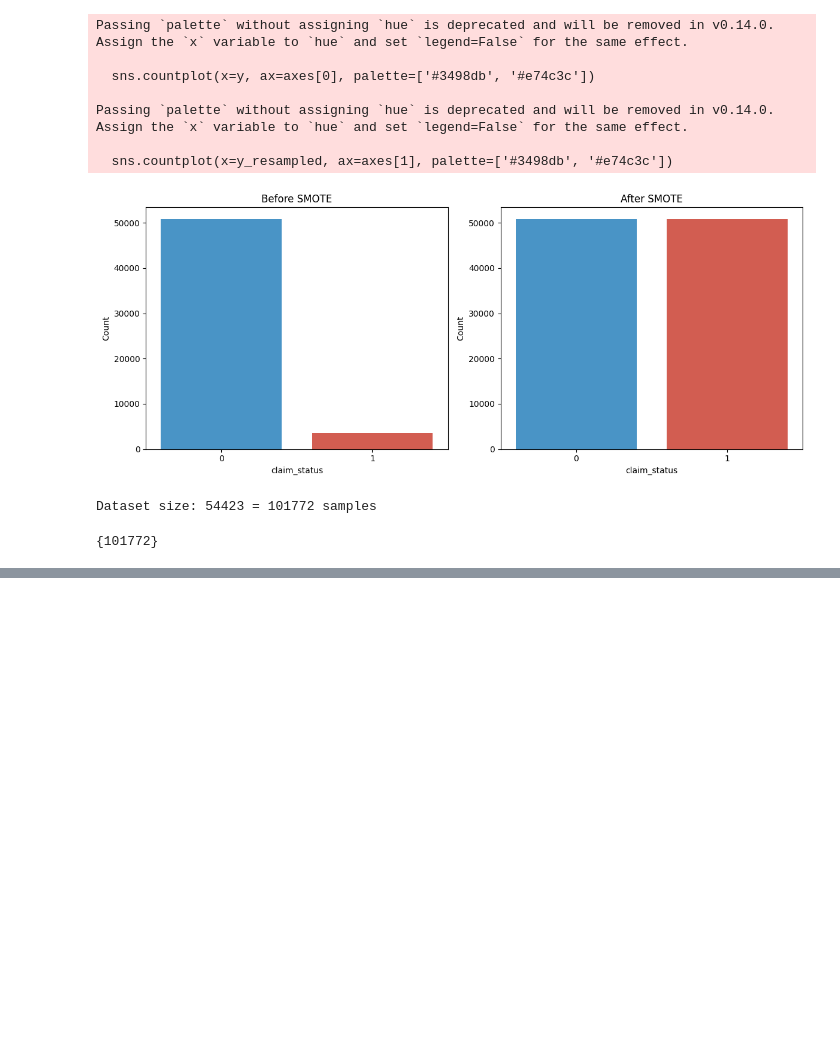
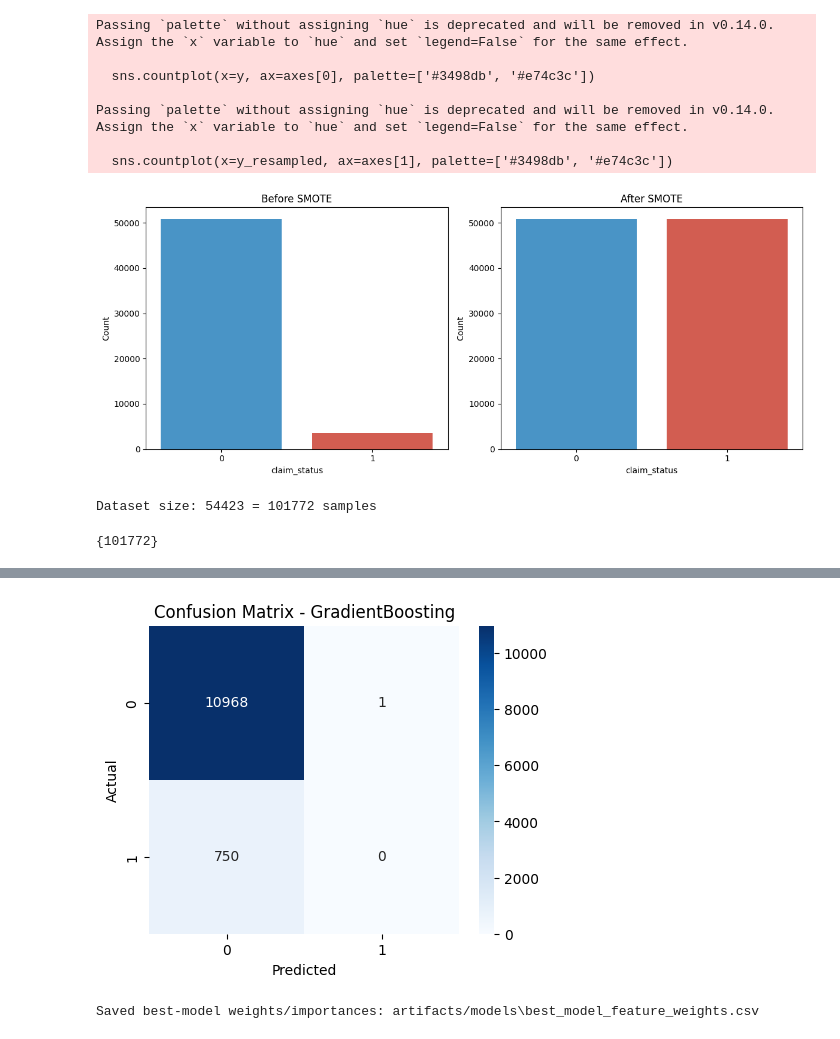
Before and after one commit to Ri2-B/predicting-insurance-claims, a Jupyter notebook: project.ipynb, the cells around one changed output, grey strips where cells are left out. Drawn from its saved outputs; the diff is of its cells as text; code cells hidden in the pictures; blank space fills up the shorter version.

```diff
--- a/project.ipynb
+++ b/project.ipynb
@@ -369,0 +2219,73 @@ print({len(y_resampled)})
+# %%
+# Section m: evaluation across multiple models + save model files
+
+evaluation_rows = []
+model_artifacts_dir = 'artifacts/models'
+os.makedirs(model_artifacts_dir, exist_ok=True)
+
+for model_name, model in trained_models.items():
+    y_pred = model.predict(X_test)
+
+    if hasattr(model, 'predict_proba'):
+        y_prob = model.predict_proba(X_test)[:, 1]
+    else:
+        y_prob = None
+
+    row = {
+        'model': model_name,
+        'accuracy': accuracy_score(y_test, y_pred),
+        'precision': precision_score(y_test, y_pred, zero_division=0),
+        'recall': recall_score(y_test, y_pred, zero_division=0),
+        'f1_score': f1_score(y_test, y_pred, zero_division=0),
+        'roc_auc': roc_auc_score(y_test, y_prob) if y_prob is not None else np.nan
+    }
+    evaluation_rows.append(row)
+
+    # Save model for demo
+    model_path = os.path.join(model_artifacts_dir, f'{model_name}.joblib')
+    joblib.dump(model, model_path)
+
+results_df = pd.DataFrame(evaluation_rows).sort_values('roc_auc', ascending=False)
+results_path = os.path.join(model_artifacts_dir, 'model_evaluation_results.csv')
+results_df.to_csv(results_path, index=False)
+
+print('=' * 80)
+print('SECTION m: MODEL EVALUATION RESULTS')
+print('=' * 80)
+print(results_df.round(4))
+print(f"\nSaved evaluation table: {results_path}")
+print(f"Saved model files in: {model_artifacts_dir}")
+
+best_model_name = results_df.iloc[0]['model']
+best_model = trained_models[best_model_name]
+
+print(f"\nBest model by ROC-AUC: {best_model_name}")
+
+y_best_pred = best_model.predict(X_test)
+cm = confusion_matrix(y_test, y_best_pred)
+
+plt.figure(figsize=(5, 4))
+sns.heatmap(cm, annot=True, fmt='d', cmap='Blues')
+plt.title(f'Confusion Matrix - {best_model_name}')
+plt.xlabel('Predicted')
+plt.ylabel('Actual')
+plt.show()
+
+# Save feature importances or coefficients for demo
+if hasattr(best_model, 'feature_importances_'):
+    importance_df = pd.DataFrame({
+        'feature': numeric_input_features,
+        'importance': best_model.feature_importances_
+    }).sort_values('importance', ascending=False)
+elif hasattr(best_model, 'coef_'):
+    importance_df = pd.DataFrame({
+        'feature': numeric_input_features,
+        'importance': best_model.coef_.ravel()
+    }).sort_values('importance', key=np.abs, ascending=False)
+else:
+    importance_df = pd.DataFrame({'feature': numeric_input_features, 'importance': np.nan})
+
+importance_path = os.path.join(model_artifacts_dir, 'best_model_feature_weights.csv')
+importance_df.to_csv(importance_path, index=False)
+print(f"Saved best-model weights/importances: {importance_path}")
+# %% [output]
@@ -369,0 +2304,2 @@ print({len(y_resampled)})
+[figure, added]
+Saved best-model weights/importances: artifacts/models\best_model_feature_weights.csv
```
Also changed, not shown: parts of 45 cells of this notebook.
